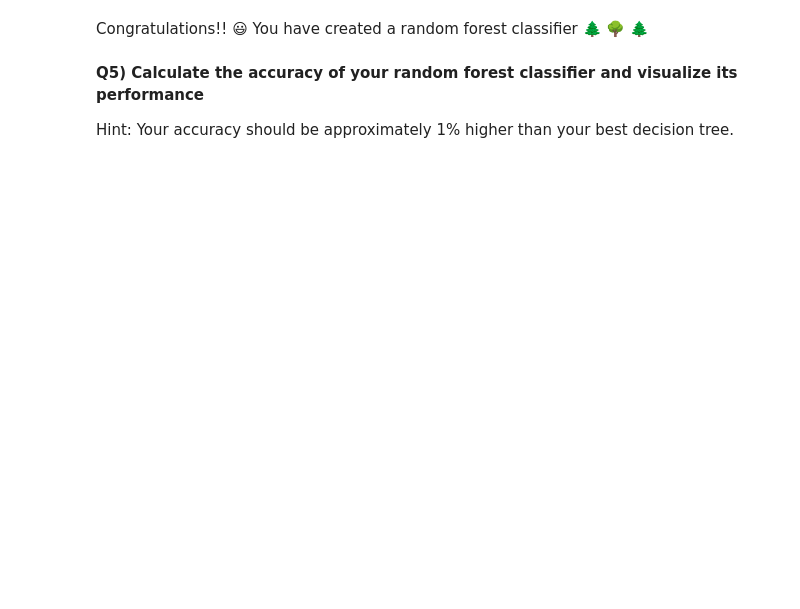
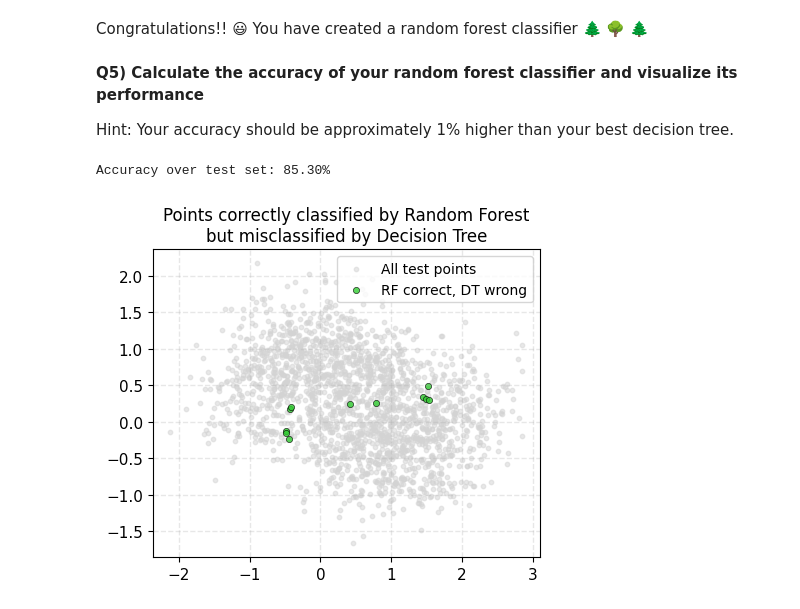
Before and after one commit to MarcoZanine/2025_ML_EES, a Jupyter notebook: notebook_ml/S2_2_Decision_Trees.ipynb, the cells around one changed output. Saved outputs shown, nothing was run; the diff lists cells and outputs as text; code cells hidden in the pictures; blank space fills up the shorter version.

```diff
--- a/notebook_ml/S2_2_Decision_Trees.ipynb
+++ b/notebook_ml/S2_2_Decision_Trees.ipynb
@@ -200,5 +202,10 @@ Hint: You may use `scikit-learn`'s random permutation cross-validator [ShuffleSp
 # %%
 # Generate 1,000 subsets of the training sets with
 # 100 randomly-selected instances
+cv = ShuffleSplit(
+    n_splits=1000,      # nombre de sous-ensembles à générer
+    train_size=100,     # nombre d'échantillons dans chaque sous-ensemble d'entraînement
+    random_state=42     # pour la reproductibilité
+)
 # %% [markdown]
 **Q2) Train one [`DecisionTreeClassifier`](https://scikit-learn.org/stable/modules/generated/sklearn.tree.DecisionTreeClassifier.html) on each subset, using the best hyperparameter values found [above](#Q3)**
@@ -222,3 +274,5 @@ Now comes the magic ❇ 🌲 ❇
 Hint: You may use `Scipy`'s [`mode`](https://docs.scipy.org/doc/scipy/reference/generated/scipy.stats.mode.html) function to calculate the most frequent prediction.
 # %%
 # Generate the predictions of all trained decision trees over the test set
+all_preds = np.array([tree.predict(X_test) for tree in trees])
+print(all_preds.shape)
@@ -225,5 +281,9 @@ Hint: You may use `Scipy`'s [`mode`](https://docs.scipy.org/doc/scipy/reference/
 # %%
 # For each instance of the test set, calculate the majority-vote prediction
+from scipy.stats import mode
+
+y_pred_ensemble, _ = mode(all_preds, axis=0)
+y_pred_ensemble = y_pred_ensemble.ravel()  # Convertir en 1D pour compatibilité
 # %% [markdown]
 Congratulations!! 😃 You have created a random forest classifier 🌲 🌳 🌲
 # %% [markdown]
@@ -232,3 +292,6 @@ Congratulations!! 😃 You have created a random forest classifier 🌲 🌳
 Hint: Your accuracy should be approximately 1% higher than your best decision tree.
 # %%
 # Calculate the accuracy of your random forest classifier
+print(f'Accuracy over test set: {(accuracy_score(y_test,y_pred_ensemble)):.2%}')
+# %% [output]
+Accuracy over test set: 85.30%
@@ -238,0 +298,35 @@ Hint: Your accuracy should be approximately 1% higher than your best decision tr
+# %%
+# Visualize its errors: Which points did the
+# random forest classify correctly
+# when the decision tree was making an error?
+
+# Prédictions du meilleur Decision Tree (celui issu du GridSearch)
+y_pred_tree = gsc_tree.predict(X_test)
+
+# Points du test set :
+# - que le Decision Tree s’est trompé (y_pred_tree != y_test)
+# - mais que le Random Forest a bien classés (y_pred_ensemble == y_test)
+rf_correct_tree_wrong = (y_pred_tree != y_test) & (y_pred_ensemble == y_test)
+
+# Extraire les coordonnées de ces points
+rf_correct_points = X_test[rf_correct_tree_wrong]
+
+# Scatter plot
+fig, ax = plt.subplots(1, 1, figsize=(5, 4))
+
+# (1) Tous les points test en fond (gris clair)
+ax.scatter(X_test[:,0], X_test[:,1], s=10, color='lightgray', alpha=0.5, label='All test points')
+
+# (2) Points corrigés par la forêt (en vert)
+ax.scatter(rf_correct_points[:,0], rf_correct_points[:,1],
+           s=20, color='limegreen', edgecolor='k', linewidths=0.5,
+           alpha=0.8, label='RF correct, DT wrong')
+
+# Mise en forme
+ax.set_title('Points correctly classified by Random Forest\nbut misclassified by Decision Tree')
+ax.tick_params(axis='both', which='major', labelsize=11)
+ax.grid(alpha=0.3, ls='--', lw=1)
+ax.legend(loc='upper right')
+plt.show()
+# %% [output]
+[figure, added]
```
Also changed, not shown: parts of 13 cells of this notebook.
